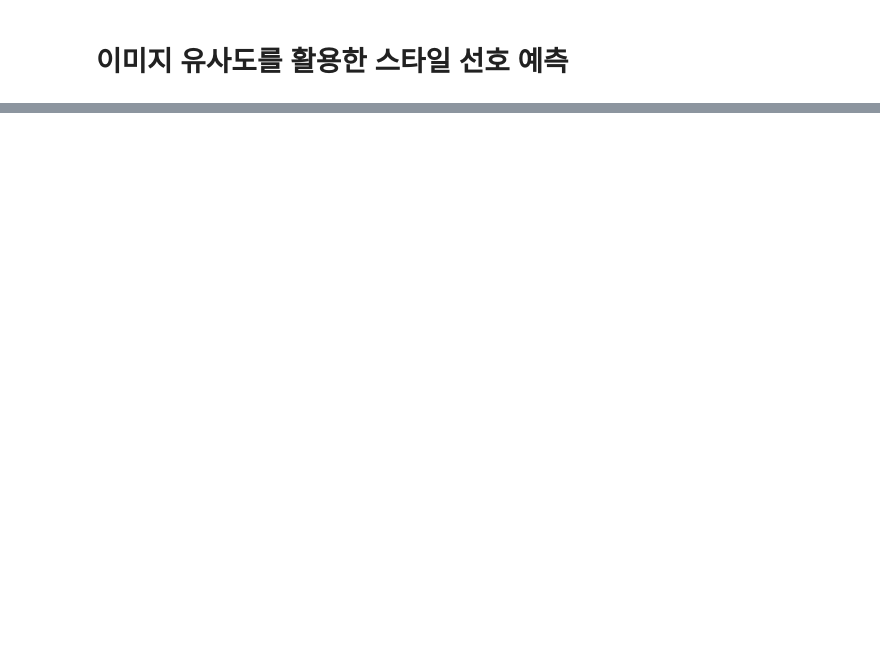
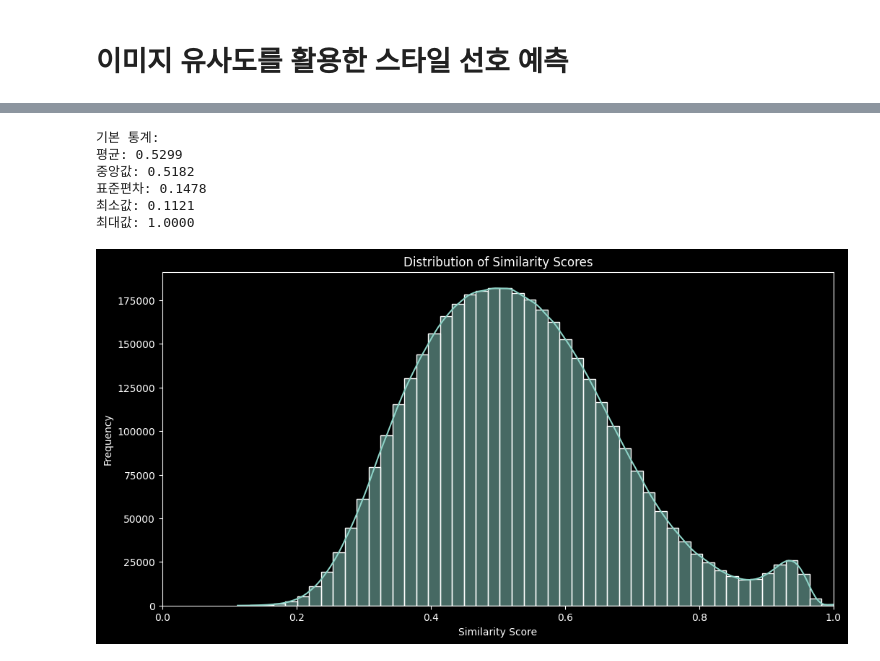
Before and after one commit to editdiary/DCC, a Jupyter notebook: Mission3/mission3-2.ipynb, the cells around one changed output, grey strips where cells are left out. Drawn from its saved outputs; the diff is of its cells as text; code cells hidden in the pictures; blank space fills up the shorter version.

```diff
--- a/Mission3/mission3-2.ipynb
+++ b/Mission3/mission3-2.ipynb
@@ -296,0 +224,17 @@ v_top100_pref
+# %%
+# train과 validation 데이터의 feature vector를 이용하여 유사도 행렬 생성
+from sklearn.metrics.pairwise import cosine_similarity
+
+# feature_vectors를 numpy 배열로 변환
+train_features = np.stack(t_feature_simplified['feature_vector'].values)
+val_features = np.stack(v_feature_simplified['feature_vector'].values)
+
+# 코사인 유사도 계산
+similarity_matrix = cosine_similarity(train_features, val_features)
+
+# 결과를 DataFrame으로 변환
+similarity_df = pd.DataFrame(similarity_matrix,
+                             index=t_feature_simplified['파일명'],
+                             columns=v_feature_simplified['파일명'])
+
+similarity_df
@@ -296,0 +256,37 @@ v_top100_pref
+# %%
+import matplotlib.pyplot as plt
+import seaborn as sns
+
+# 모든 유사도 값을 1차원 배열로 변환
+similarity_values = similarity_df.values.flatten()
+
+# 기본 통계 출력
+print("기본 통계:")
+print(f"평균: {similarity_values.mean():.4f}")
+print(f"중앙값: {np.median(similarity_values):.4f}")
+print(f"표준편차: {similarity_values.std():.4f}")
+print(f"최소값: {similarity_values.min():.4f}")
+print(f"최대값: {similarity_values.max():.4f}")
+
+
+# 그래프 설정
+plt.figure(figsize=(12, 6))
+
+# 히스토그램과 밀도 플롯 그리기
+sns.histplot(similarity_values, kde=True, bins=50)
+
+plt.title("Distribution of Similarity Scores")
+plt.xlabel("Similarity Score")
+plt.ylabel("Frequency")
+
+# x축 범위 설정
+plt.xlim(0, 1)
+plt.show()
+# %% [output]
+기본 통계:
+평균: 0.5299
+중앙값: 0.5182
+표준편차: 0.1478
+최소값: 0.1121
+최대값: 1.0000
+[figure, added]
```
Also changed, not shown: parts of 15 cells of this notebook, 11 other files.
